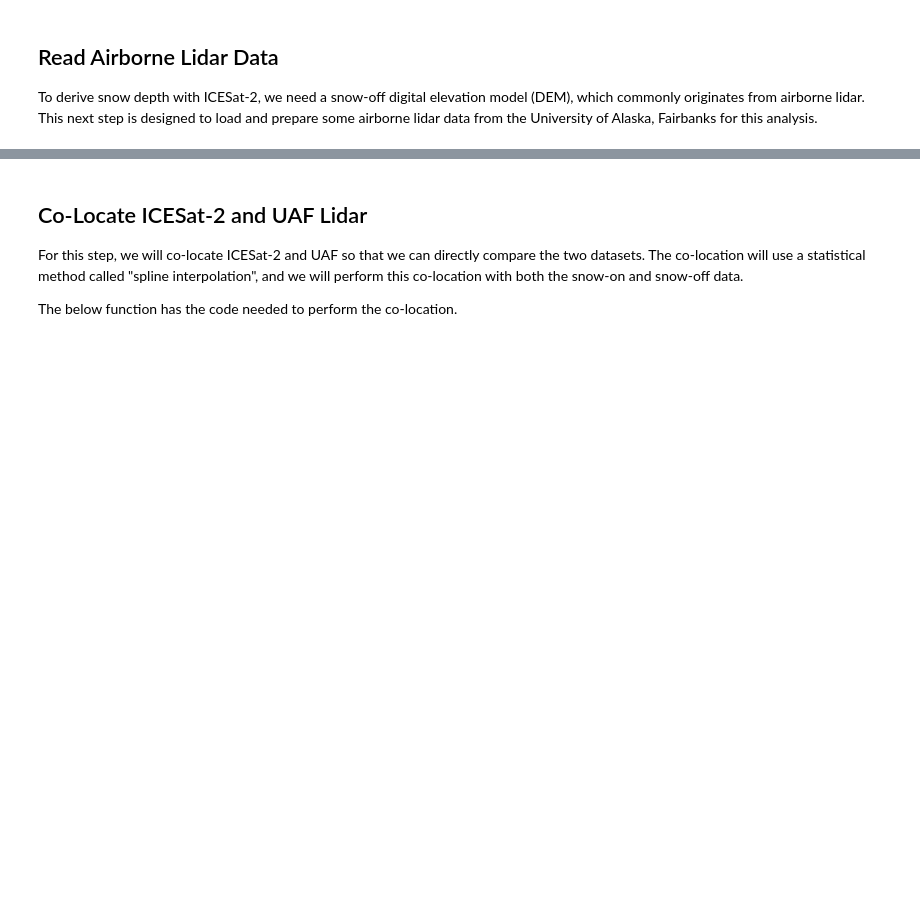
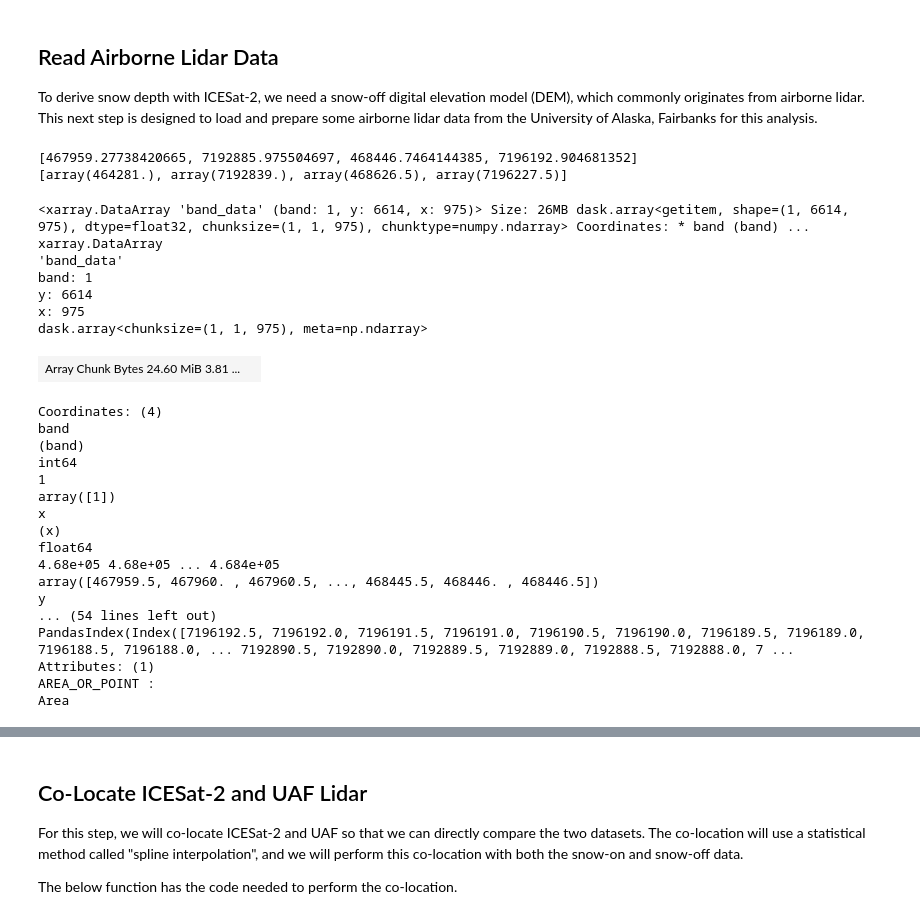
Before and after one commit to SnowEx/snow-cookbook, a Jupyter notebook: notebooks/is2_snow_depth_workflow.ipynb, the cells around one changed output, grey strips where cells are left out. Saved outputs shown, nothing was run; the diff lists cells and outputs as text; code cells hidden in the pictures; blank space fills up the shorter version.

Commit message:
earthaccess routine for DEM access - need an alternative due to excessive memory use.

```diff
--- a/notebooks/is2_snow_depth_workflow.ipynb
+++ b/notebooks/is2_snow_depth_workflow.ipynb
@@ -154,0 +148,3 @@ lidar_snow_on = rio.open_rasterio(f_snow_on)
+# %%
+region = sliderule.toregion(field_id)['poly']
+coords = [(point["lon"], point["lat"]) for point in region]
@@ -154,0 +168,61 @@ lidar_snow_on = rio.open_rasterio(f_snow_on)
+# %%
+# Data query for lidar snow-off elevation over Fairbanks, AK
+results = earthaccess.search_data(
+    short_name='SNEX23_Lidar',
+    bounding_box = (lon_min, lat_min, lon_max, lat_max),
+    temporal = ('2022-05-20', '2022-05-31')
+)
+
+# Open the resulting GeoTiff into Xarray
+files = earthaccess.open(results)
+lidar_snow_off = xr.open_mfdataset(files[1], engine='rasterio', chunks = {})
+# %%
+import pyproj
+
+# Suppose the dataset's CRS is EPSG:32618 (UTM Zone 18N) -- replace with your actual CRS!
+crs = pyproj.CRS.from_epsg(32606)
+transformer = pyproj.Transformer.from_crs("EPSG:4326", crs, always_xy=True)
+
+# Transform bounding box to projected coordinates
+x_min, y_min = transformer.transform(atl06sr.lon.min(), atl06sr.lat.min())
+x_max, y_max = transformer.transform(atl06sr.lon.max(), atl06sr.lat.max())
+print([x_min, y_min, x_max, y_max])
+
+# Ensure axis order corresponds to your dataset
+#x0, x1 = sorted([x_min, x_max])
+#y0, y1 = sorted([y_min, y_max])
+
+print([lidar_snow_off.x.min().values, lidar_snow_off.y.min().values, lidar_snow_off.x.max().values, lidar_snow_off.y.max().values])
+
+# Subset using .sel with slice
+subset = lidar_snow_off['band_data'].sel(x=slice(x_min, x_max), y=slice(y_max, y_min))
+
+subset
+# %% [output]
+[467959.27738420665, 7192885.975504697, 468446.7464144385, 7196192.904681352]
+[array(464281.), array(7192839.), array(468626.5), array(7196227.5)]
+<xarray.DataArray 'band_data' (band: 1, y: 6614, x: 975)> Size: 26MB dask.array<getitem, shape=(1, 6614, 975), dtype=float32, chunksize=(1, 1, 975), chunktype=numpy.ndarray> Coordinates: * band (band) ...
+xarray.DataArray
+'band_data'
+band: 1
+y: 6614
+x: 975
+dask.array<chunksize=(1, 1, 975), meta=np.ndarray>
+| Array Chunk Bytes 24.60 MiB 3.81 ... |  |
+Coordinates: (4)
+band
+(band)
+int64
+1
+array([1])
+x
+(x)
+float64
+4.68e+05 4.68e+05 ... 4.684e+05
+array([467959.5, 467960. , 467960.5, ..., 468445.5, 468446. , 468446.5])
+y
+... (54 lines left out)
+PandasIndex(Index([7196192.5, 7196192.0, 7196191.5, 7196191.0, 7196190.5, 7196190.0, 7196189.5, 7196189.0, 7196188.5, 7196188.0, ... 7192890.5, 7192890.0, 7192889.5, 7192889.0, 7192888.5, 7192888.0, 7 ...
+Attributes: (1)
+AREA_OR_POINT :
+Area
```
Also changed, not shown: parts of 8 cells of this notebook.
